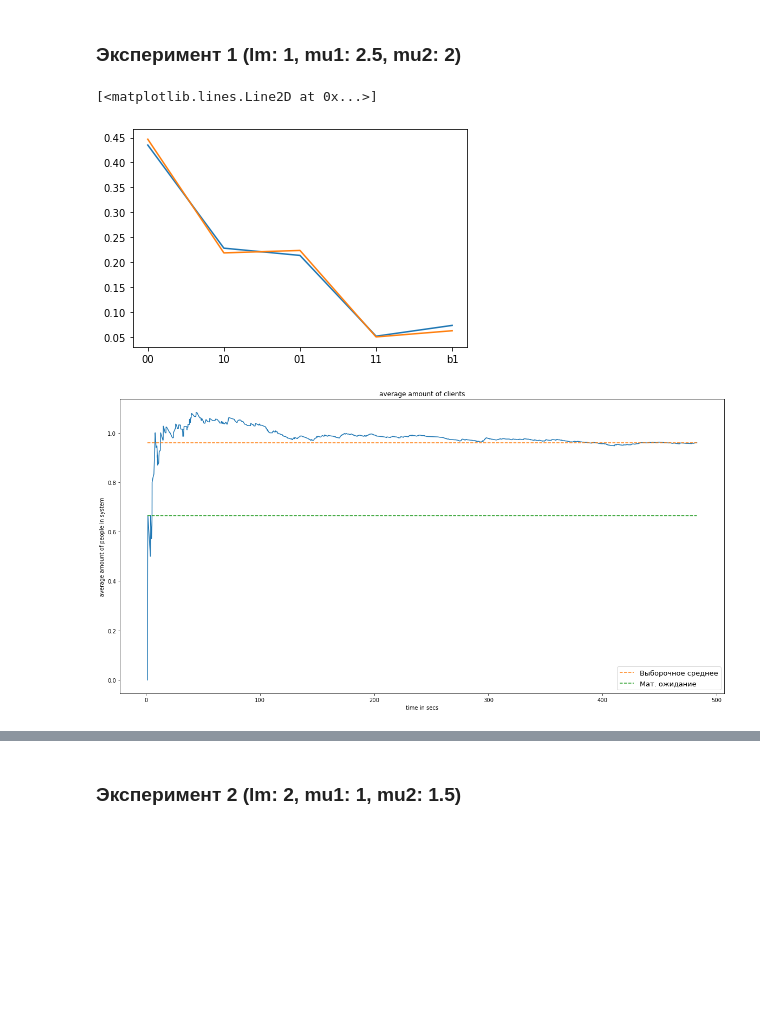
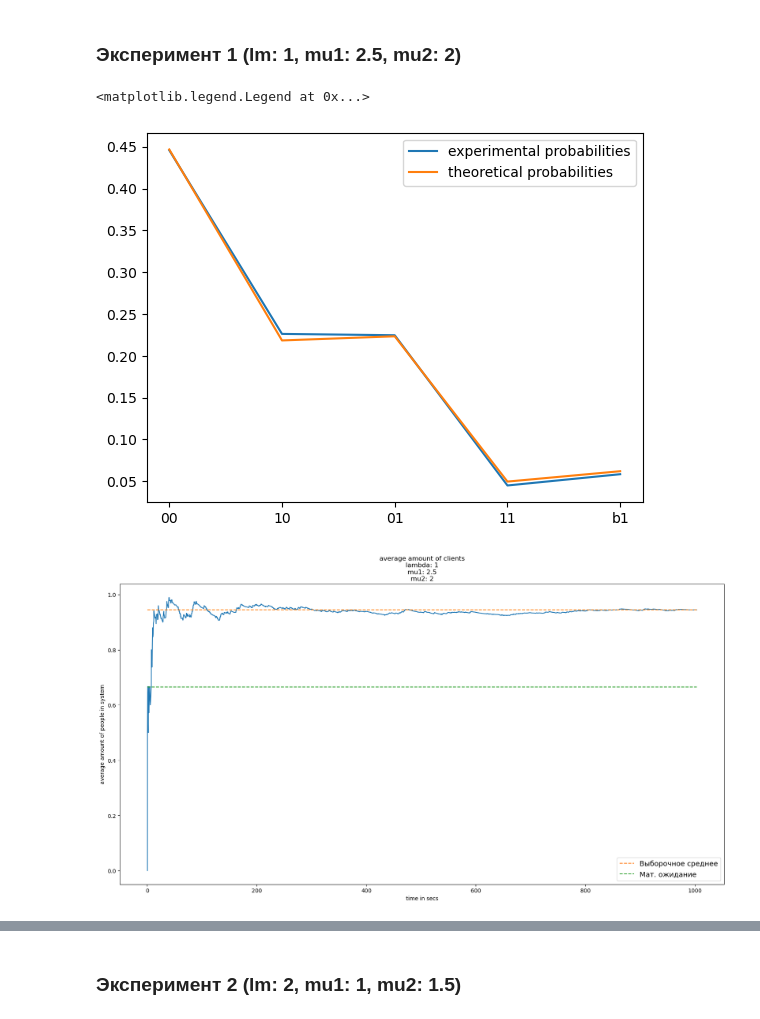
Before and after one commit to a13xbb/shoe-shine-shop, a Jupyter notebook: shop.ipynb, the cells around one changed output, grey strips where cells are left out. Cells and saved outputs as stored; diff of their text form; code cells hidden in the pictures; blank space fills up the shorter version.

```diff
--- a/shop.ipynb
+++ b/shop.ipynb
@@ -99,7 +99,6 @@ def serving(client: Client, chair1: Chair1, chair2: Chair2, start_time, mu1, mu2
     t = time.time() - start_time
     event.wait()
     event.clear()
-    t_w = time.time() - t
 
     t = time.time() - start_time
     append_timing(timings, get_state(chair1, chair2), t)
@@ -240,15 +243,16 @@ def plot_time_avg(res, gt):
 clients_list = []
 timings = []
 stats1 = get_theor_stats(1, 2.5, 2)
-res1 = simulate(500, 1, 2.5, 2)
+res1 = simulate(1000, 1, 2.5, 2)
 # %%
-plt.plot(res1['probs'].keys(), res1['probs'].values())
-plt.plot(res1['probs'].keys(), stats1[0])
+plt.plot(res1['probs'].keys(), res1['probs'].values(), label='experimental probabilities')
+plt.plot(res1['probs'].keys(), stats1[0], label='theoretical probabilities')
+plt.legend()
 # %% [output]
-[<matplotlib.lines.Line2D at 0x...>]
+<matplotlib.legend.Legend at 0x...>
-[figure, old version]
+[figure, new version]
 # %%
-plot_clients_avg(res1, stats1)
+plot_clients_avg(res1, stats1, lm, mu1, mu2)
 # %% [output]
-[figure, old version]
+[figure, new version]
 # %%
```
Also changed, not shown: parts of 20 cells of this notebook.
